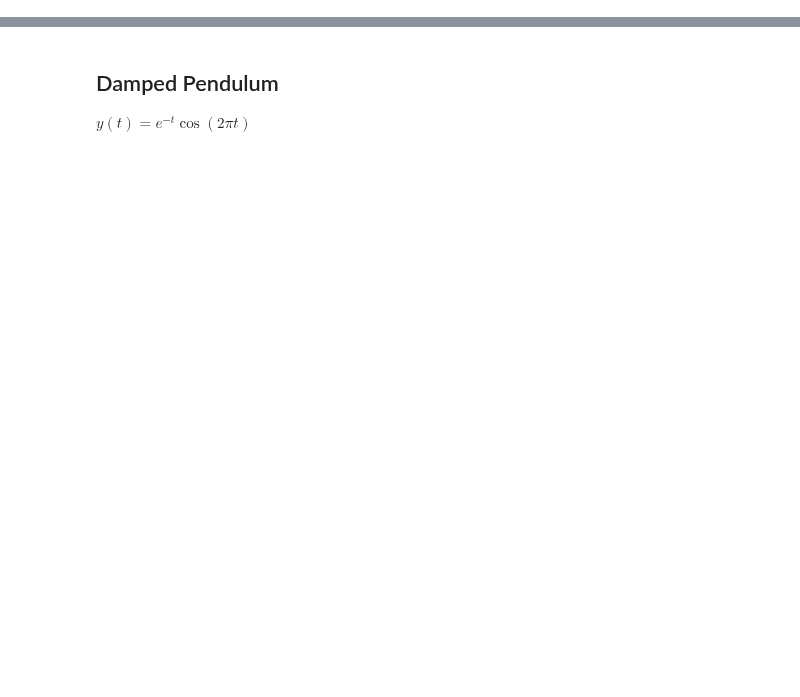
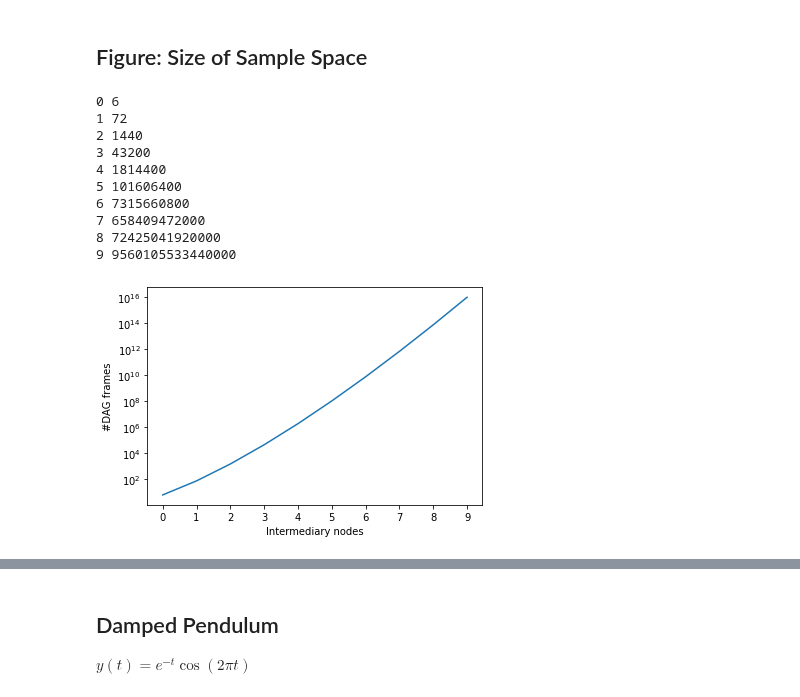
Before and after one commit to kahlmeyer94/DAG_search, a Jupyter notebook: visualization.ipynb, the cells around one changed output, grey strips where cells are left out. Drawn from its saved outputs; the diff is of its cells as text; code cells hidden in the pictures; blank space fills up the shorter version.

```diff
--- a/visualization.ipynb
+++ b/visualization.ipynb
@@ -107,0 +111,42 @@ np.mean((pred - y)**2)
+# %% [markdown]
+## Figure: Size of Sample Space
+# %%
+def get_n_frames(inp_nodes, inter_nodes):
+    I = inp_nodes
+    n = inter_nodes
+    ret = I*(I + n + 1)
+    for i in range(n):
+        ret = ret * (I + (i+1))**2
+    return ret
+# %%
+# 1. fix input nodes, vary intermediate nodes
+inp_nodes = 2
+
+xs = []
+n_frames = []
+
+for i in range(0, 10):
+    frames = get_n_frames(inp_nodes, i)
+    print(i, frames)
+    xs.append(i)
+    n_frames.append(frames)
+
+
+plt.yscale('log')
+plt.ylabel('#DAG frames')
+plt.xlabel('Intermediary nodes')
+plt.xticks(xs)
+plt.plot(xs, n_frames)
+plt.savefig(f'results/figures/dagframes_intermediate.pdf', bbox_inches = 'tight')
+# %% [output]
+0 6
+1 72
+2 1440
+3 43200
+4 1814400
+5 101606400
+6 7315660800
+7 658409472000
+8 72425041920000
+9 9560105533440000
+[figure, added]
```
Also changed, not shown: parts of 80 cells of this notebook.
